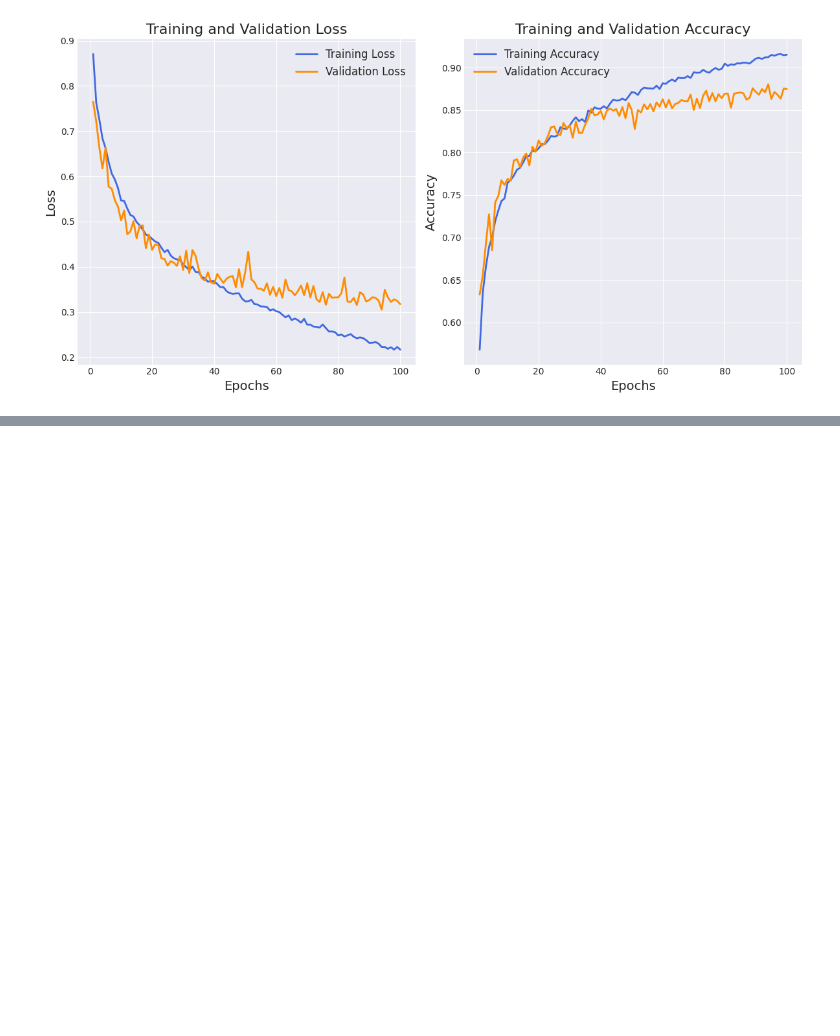
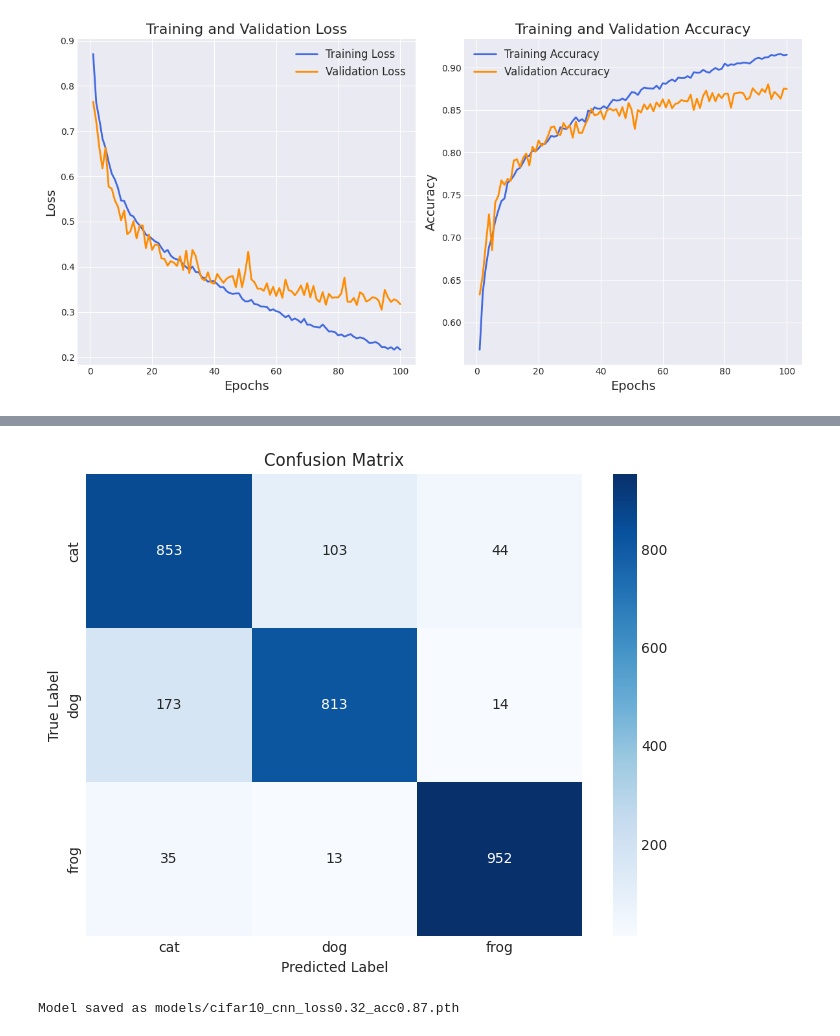
Before and after one commit to ChristianConchari/tp2_deep_learning, a Jupyter notebook: CONCHARI_CHRISTIAN_DL_Examen_ABRIL_2024.ipynb, the cells around one changed output, grey strips where cells are left out. Drawn from its saved outputs; the diff is of its cells as text; code cells hidden in the pictures; blank space fills up the shorter version.

```diff
--- a/CONCHARI_CHRISTIAN_DL_Examen_ABRIL_2024.ipynb
+++ b/CONCHARI_CHRISTIAN_DL_Examen_ABRIL_2024.ipynb
@@ -147,8 +168,17 @@ frog cat frog dog cat dog dog cat cat frog cat cat dog cat frog frog
 # %%
 class CNN(torch.nn.Module):
     def __init__(self, n_classes=3, n_outputs=3, kernel_size=5):
+        """
+        Initialize the CNN model.
+
+        Parameters:
+        - n_classes: The number of input channels.
+        - n_outputs: The number of output classes.
+        - kernel_size: The size of the convolutional kernels.
+        """
         super(CNN, self).__init__()
 
+        # Define the convolutional layers
         self.conv1 = torch.nn.Conv2d(n_classes, 64, kernel_size=kernel_size, padding=kernel_size//2, stride=1)
         self.bn1 = torch.nn.BatchNorm2d(64)
         self.relu1 = torch.nn.LeakyReLU()
@@ -172,14 +202,26 @@ class CNN(torch.nn.Module):
         self.maxpool4 = torch.nn.MaxPool2d((2, 2))
         self.dropout4 = torch.nn.Dropout(0.3)
 
+        # Define the global average pooling layer
         self.gap = torch.nn.AdaptiveAvgPool2d((1, 1))
 
+        # Define the fully-connected layers
         self.linear = torch.nn.Linear(256, 64)
         self.dropout5 = torch.nn.Dropout(0.4)
         self.relu5 = torch.nn.LeakyReLU()
         self.linear2 = torch.nn.Linear(64, n_outputs)
 
     def forward(self, x):
+        """
+        Forward pass of the CNN model.
+
+        Parameters:
+        - x: The input image batch.
+
+        Returns:
+        - The output of the CNN model.
+        """
+        # Apply the convolutional layers
         x = self.conv1(x)
         x = self.bn1(x)
         x = self.relu1(x)
@@ -203,9 +245,13 @@ class CNN(torch.nn.Module):
         x = self.maxpool4(x)
         x = self.dropout4(x)
 
+        # Apply the global average pooling layer
         x = self.gap(x)
 
+        # Flatten the output of the convolutional layers
         x = x.view(x.size(0), -1)
+
+        # Apply the fully-connected layers
         x = self.linear(x)
         x = self.relu5(x)
         x = self.dropout5(x)
@@ -361,0 +523,6 @@ plot_history(history)
+# %%
+# Define your class names
+selected_classes = ['cat', 'dog', 'frog']
+
+# After training your model, evaluate it
+results = evaluate_model(model, testloader, selected_classes)
@@ -361,0 +540,11 @@ plot_history(history)
+# %%
+conf_matrix = results['confusion_matrix']
+
+plt.figure(figsize=(8, 6))
+sns.heatmap(conf_matrix, annot=True, fmt="d", cmap='Blues', xticklabels=selected_classes, yticklabels=selected_classes)
+plt.xlabel('Predicted Label')
+plt.ylabel('True Label')
+plt.title('Confusion Matrix')
+plt.show()
+# %% [output]
+[figure, added]
@@ -361,0 +582,4 @@ plot_history(history)
+# %%
+model_filename = save_model_with_metrics(model, history, path="models", filename_prefix="cifar10_cnn")
+# %% [output]
+Model saved as models/cifar10_cnn_loss0.32_acc0.87.pth
```
Also changed, not shown: parts of 19 cells of this notebook.
